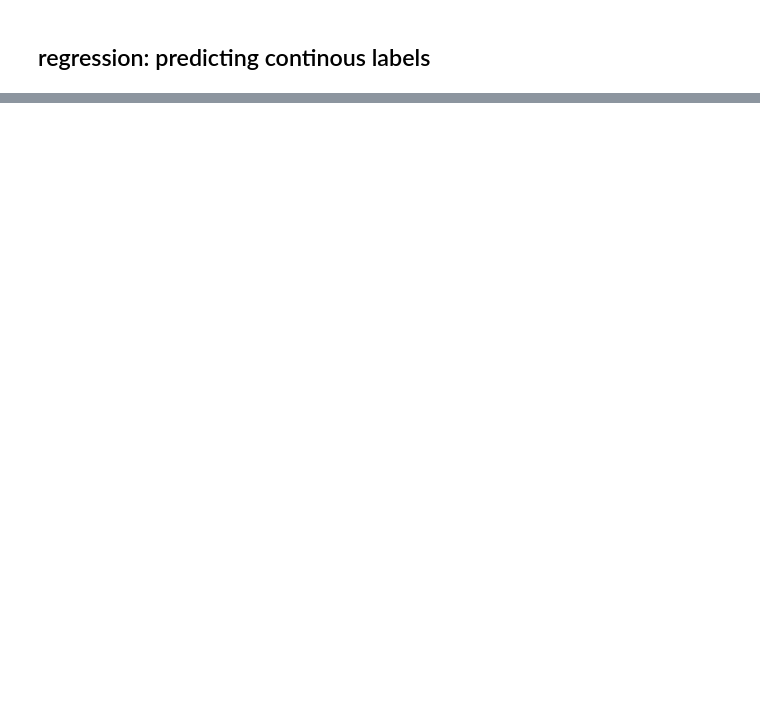
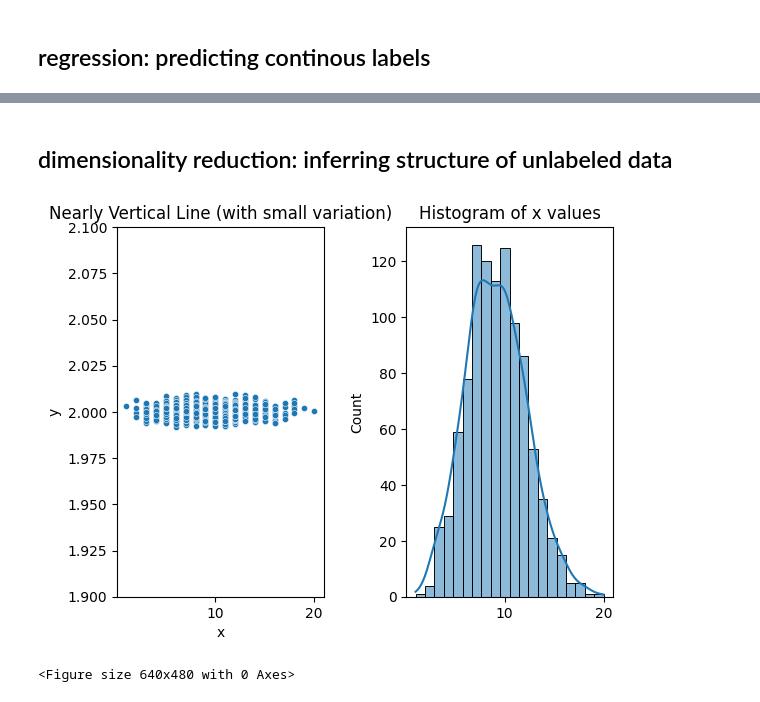
Before and after one commit to tkleg/SSE591-Projects, a Jupyter notebook: Proj5/what_is_machine_learning.ipynb, the cells around one changed output, grey strips where cells are left out. Drawn from its saved outputs; the diff is of its cells as text; code cells hidden in the pictures; blank space fills up the shorter version.

```diff
--- a/Proj5/what_is_machine_learning.ipynb
+++ b/Proj5/what_is_machine_learning.ipynb
@@ -118,0 +158,21 @@ plt.show()
+# %% [markdown]
+## dimensionality reduction: inferring structure of unlabeled data
+# %%
+size = 1000
+y = np.repeat(2.0, size) + np.random.normal(0, 0.003, size=size)
+x = np.random.poisson(lam=9, size=size)
+
+fig, ax = plt.subplots(1, 2)
+fig.subplots_adjust(hspace=0.4, wspace=0.4)
+sns.scatterplot(x=x, y=y, s=20, ax=ax[0])
+ax[0].set_title("Nearly Vertical Line (with small variation)")
+ax[0].set_xlabel("x")
+ax[0].set_ylabel("y")
+ax[0].set_ylim(1.9, 2.1)
+sns.histplot(x=x, bins=20, kde=True, ax=ax[1])
+ax[1].set_title("Histogram of x values")
+plt.show()
+plt.tight_layout()
+# %% [output]
+[figure, added]
+<Figure size 640x480 with 0 Axes>
```
Also changed, not shown: parts of 5 cells of this notebook.
